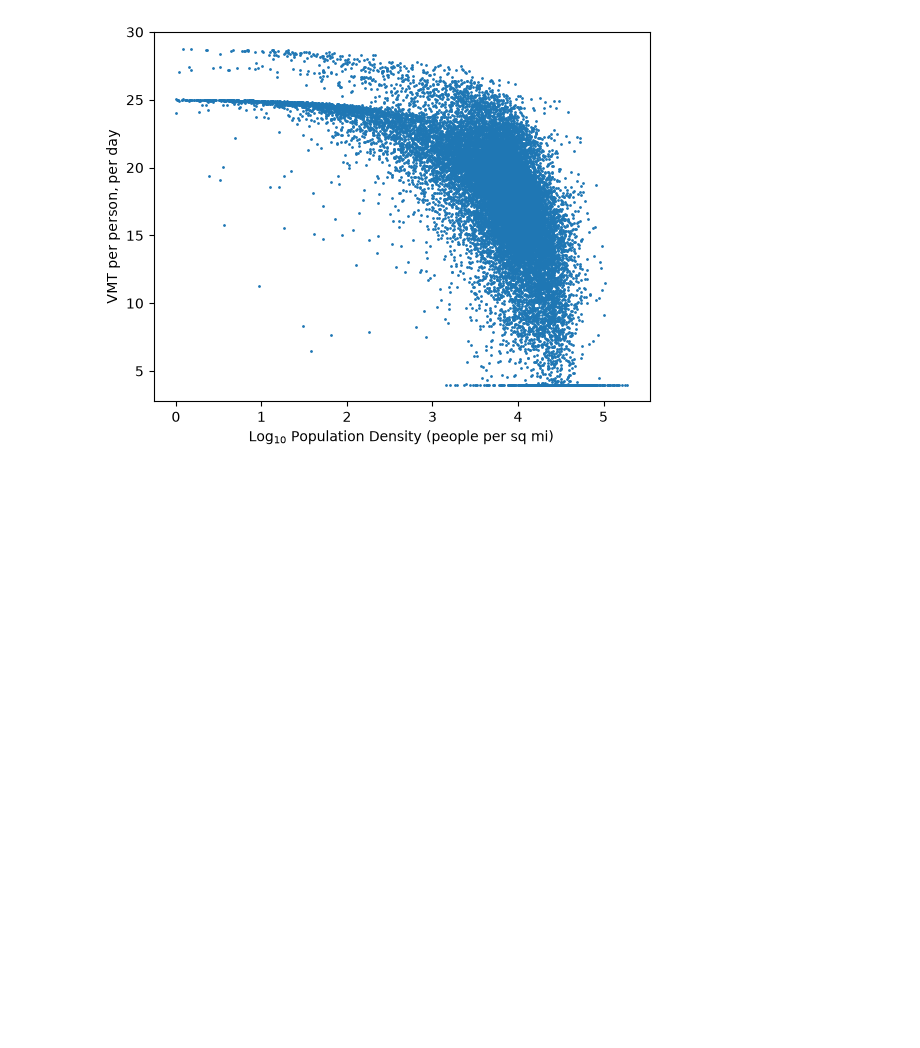
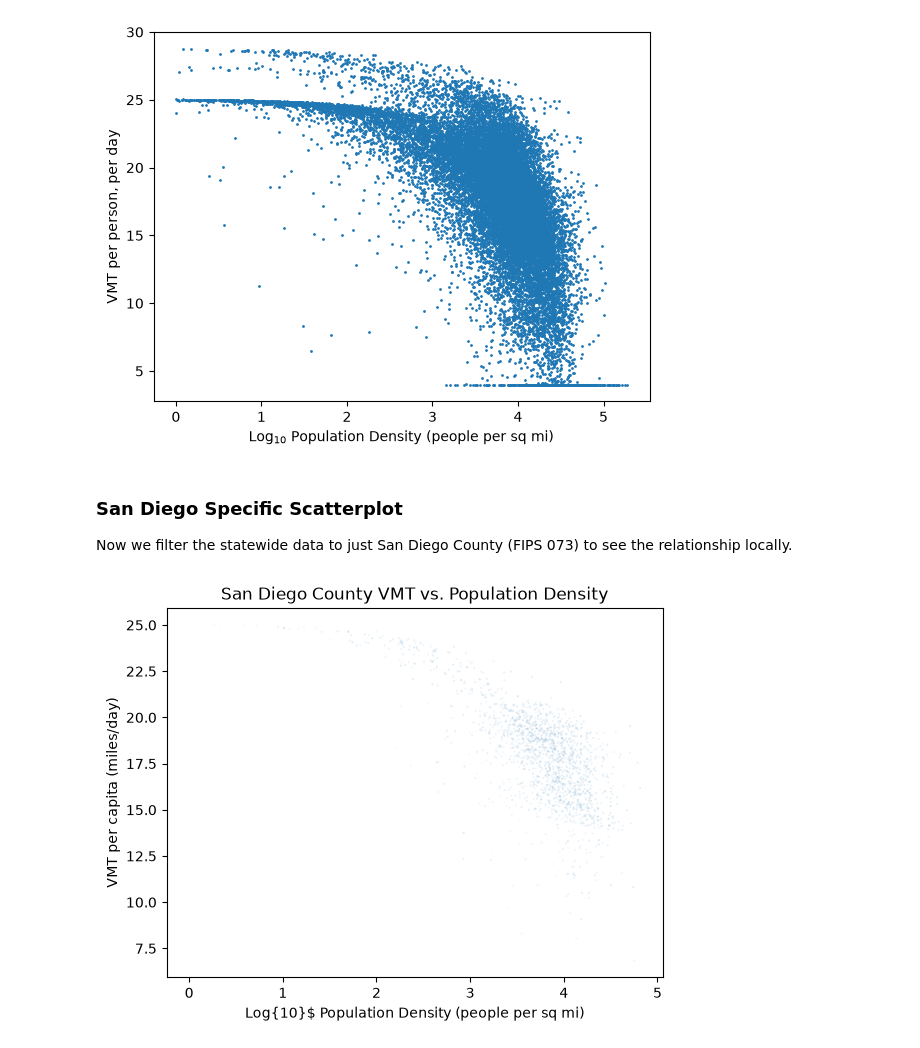
Before and after one commit to symptom-of-indigo/esm-grad-portfolio, a Jupyter notebook: sanDiego.ipynb, the cells around one changed output. Cells and saved outputs as stored; diff of their text form; code cells hidden in the pictures; blank space fills up the shorter version.

Commit message:
add sanDiego overlays to scatter and histogram plots

```diff
--- a/sanDiego.ipynb
+++ b/sanDiego.ipynb
@@ -326,3 +334,17 @@ plt.xlabel('Log$_{10}$ Population Density (people per sq mi)')
 # %% [output]
 Text(0.5, 0, 'Log$_{10}$ Population Density (people per sq mi)')
 [figure]
+# %% [markdown]
+### San Diego Specific Scatterplot
+Now we filter the statewide data to just San Diego County (FIPS 073) to see the relationship locally.
+# %%
+# Filter for San Diego County (state FIPS 06, county FIPS 073)
+sd_vmt_merged = vmt_merged[vmt_merged.index.str.startswith('06073')]
+
+plt.scatter(np.log10(sd_vmt_merged['Population Density'] + 1), sd_vmt_merged['VMTpc'], s=sd_vmt_merged['Population']/1e4, alpha=0.1)
+plt.xlabel('Log{10}$ Population Density (people per sq mi)')
+plt.ylabel('VMT per capita (miles/day)')
+plt.title('San Diego County VMT vs. Population Density')
+plt.show()
+# %% [output]
+[figure, added]
```
Also changed, not shown: parts of 1 cell of this notebook.
